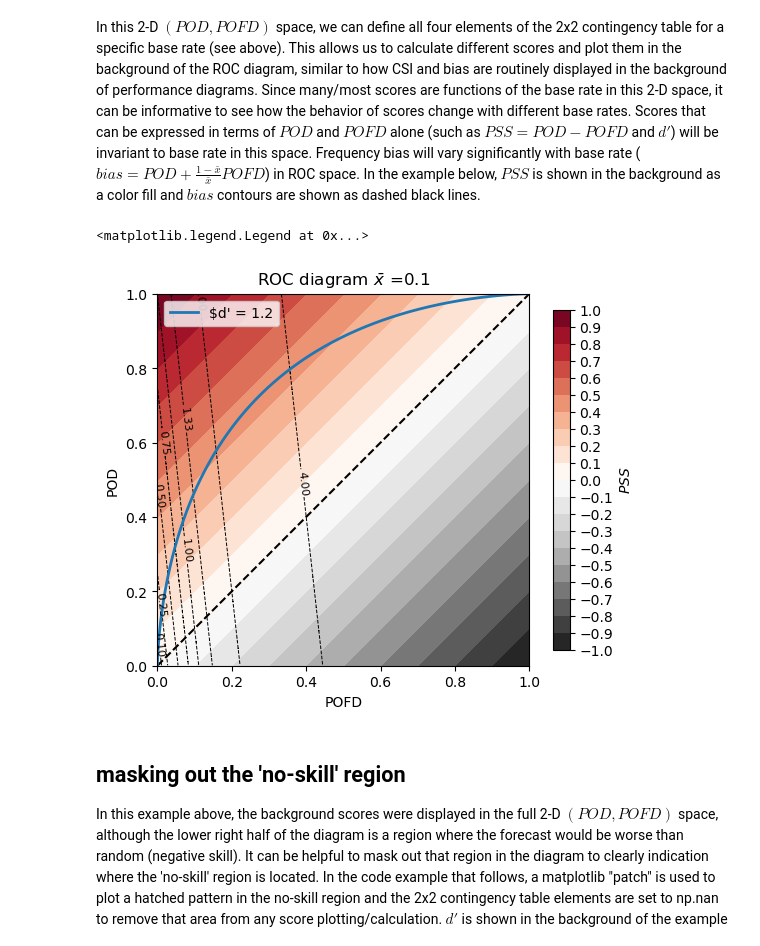
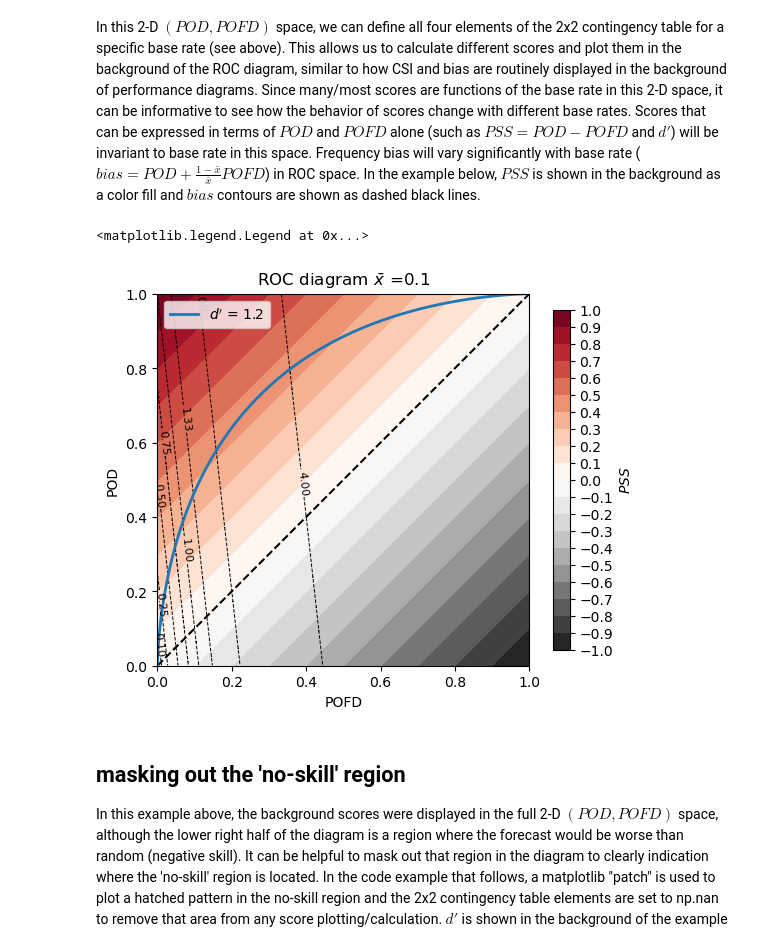
Before and after one commit to baldwin-ou/verification, a Jupyter notebook: intro_ROC_diagram.ipynb, the cells around one changed output. Drawn from its saved outputs; the diff is of its cells as text; code cells hidden in the pictures.

```diff
--- a/intro_ROC_diagram.ipynb
+++ b/intro_ROC_diagram.ipynb
@@ -174,35 +174,35 @@ dd_roc=(1-xbar)*(1.-pofd_roc)
 
 # labels and ticks for background score colorbar
 label1=r'$PSS$'
 extend1='neither'
 d_lvls=np.linspace(-1.,1.,21)
 d_ticks=np.linspace(-1.,1.,21)
 
 # plot ROC diagram with background score and bias
 sc1=axs.contourf(pofd_x,pod_y,pss(aa_roc,bb_roc,cc_roc,dd_roc),levels=d_lvls,cmap='RdGy_r',extend=extend1)
 cs0=axs.contour(pofd_x,pod_y,bias(aa_roc,bb_roc,cc_roc,dd_roc),levels=np.array([0.1,0.25,0.5,0.75,1.,1.33,2.,4.,10.]),colors='k',linestyles='dashed',linewidths=0.7)
 axs.clabel(cs0, cs0.levels, inline=True, fontsize=8)
 plt.colorbar(sc1,orientation='vertical',shrink=0.735,label=label1,ax=axs,ticks=d_ticks)
 
 #zero skill line
 axs.plot([0,1],[0,1],'k--')
 axs.set_aspect('equal')
 axs.set_ylim(0.,1.)
 axs.set_xlim(0.,1.)
 axs.set_xlabel('POFD')
 axs.set_ylabel('POD')
 axs.set_title(r'ROC diagram $\bar x$ ='+f'{xbar}')
 
 # plot example ROC curve
 
 dprime1=1.2
 pod1=norm.cdf(np.linspace(-5.5,5.5,1001),loc=-0.5*dprime1,scale=1.)
 pofd1=norm.cdf(np.linspace(-5.5,5.5,1001),loc=0.5*dprime1,scale=1.)
-axs.plot(pofd1,pod1,lw=2,label=r"$d' = "+f'{dprime1}')
+axs.plot(pofd1,pod1,lw=2,label=r"$d'$ = "+f'{dprime1}')
 axs.legend()
 # %% [output]
 <matplotlib.legend.Legend at 0x...>
-[figure, old version]
+[figure, new version]
 # %% [markdown]
 ## masking out the 'no-skill' region
 
```
Also changed, not shown: parts of 4 cells of this notebook.
